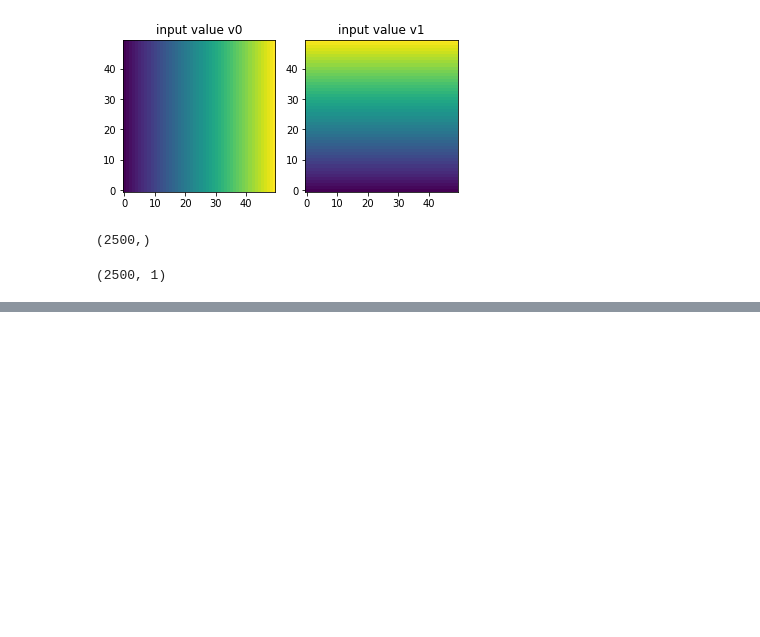
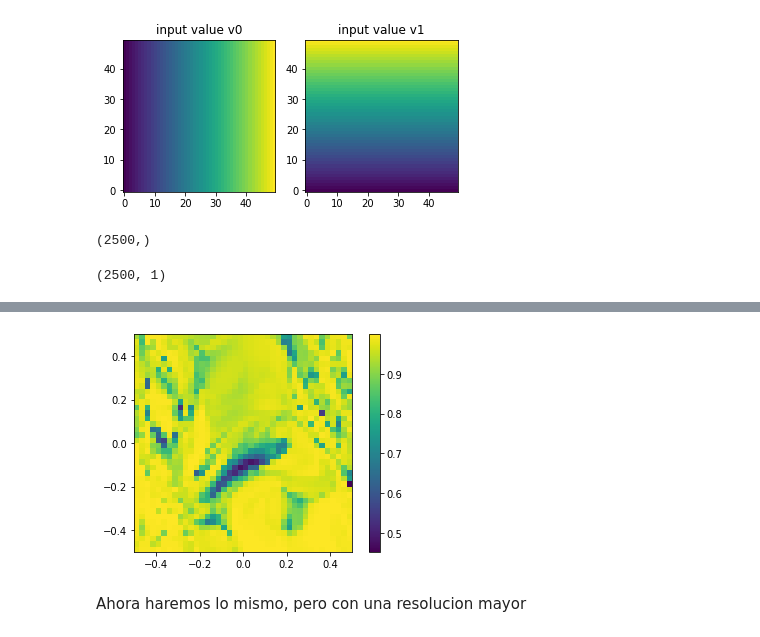
Before and after one commit to Matcraft94/PDEs, a Jupyter notebook: Redes-Neuronales.ipynb, the cells around one changed output, grey strips where cells are left out. Saved outputs shown, nothing was run; the diff lists cells and outputs as text; code cells hidden in the pictures; blank space fills up the shorter version.

```diff
--- a/Redes-Neuronales.ipynb
+++ b/Redes-Neuronales.ipynb
@@ -266,0 +281,30 @@ plt.show()
+# %%
+def apply_multi_net(y_in):
+    global Weights, Biases, WeightsFinal, BiasesFinal, Nlayers
+
+    y = apply_layer_new(y_in, WeightsFirst, BiasesFirst)
+    for j in range(Nlayers):
+        y = apply_layer_new(y, Weights[j, :, :], Biases[j, :])
+    output = apply_layer_new(y, WeightsFinal, BiasesFinal)
+    return(output)
+# %%
+# Generamos una malla, i.e. valores x,y en una imagen
+M = 40
+v0, v1 = np.meshgrid(np.linspace(-0.5, 0.5, M), np.linspace(-0.5, 0.5, M))
+batchsize = M**2 # numero muestras = numero de pixeles = M^2
+y_in = np.zeros([batchsize, 2])
+y_in[:, 0] = v0.flatten() # rellenamos la priemra componente (index 0)
+y_in[:, 1] = v1.flatten() # rellenamos la segunda componente
+# %%
+# unsamos la malla de entrada MxM
+y_out = apply_multi_net(y_in) # aplicamos la red a todas las muestras
+# %%
+y_2D = np.reshape(y_out[:, 0], [M, M]) # obtenemos la imagen 2D
+# %%
+plt.imshow(y_2D, origin = 'lower', extent = [-0.5, 0.5, -0.5, 0.5], interpolation = 'nearest')
+plt.colorbar()
+plt.show()
+# %% [output]
+[figure, added]
+# %% [markdown]
+Ahora haremos lo mismo, pero con una resolucion mayor
```
Also changed, not shown: parts of 33 cells of this notebook.
